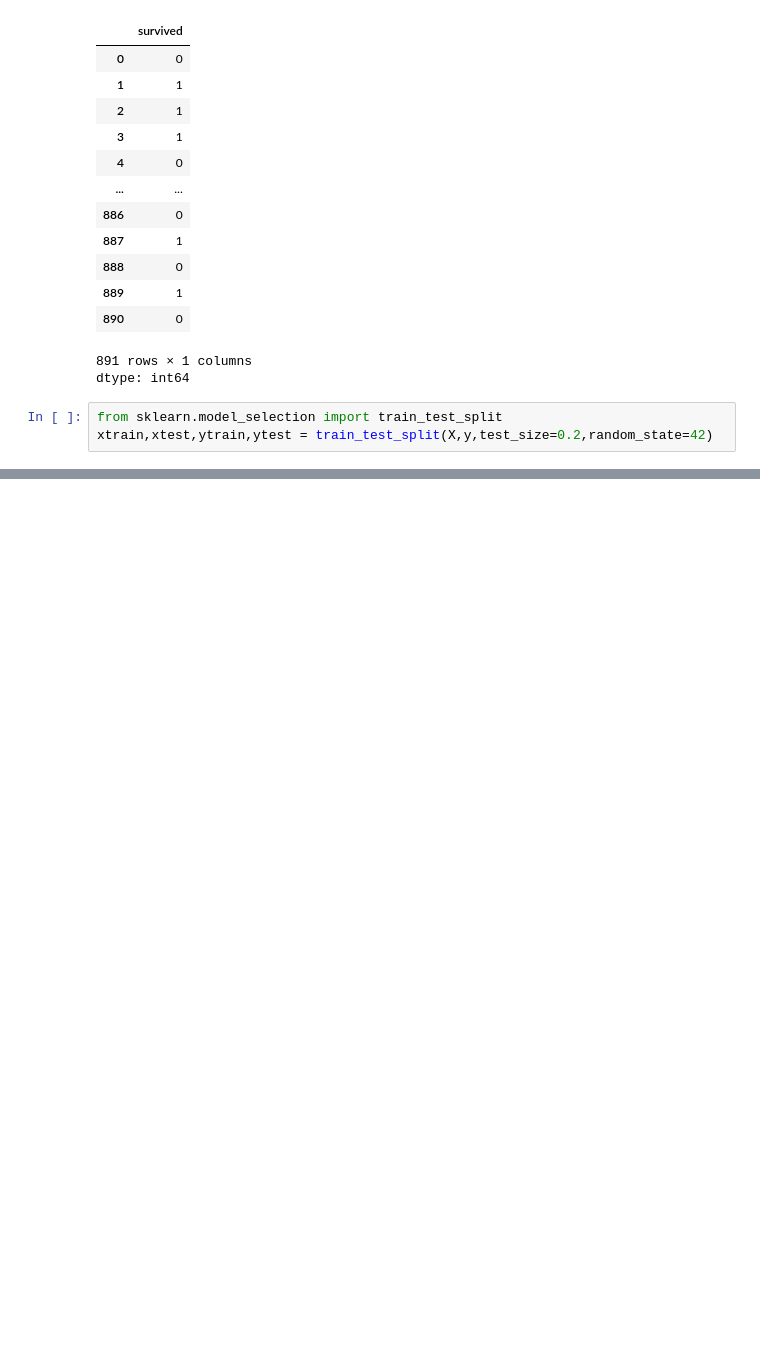
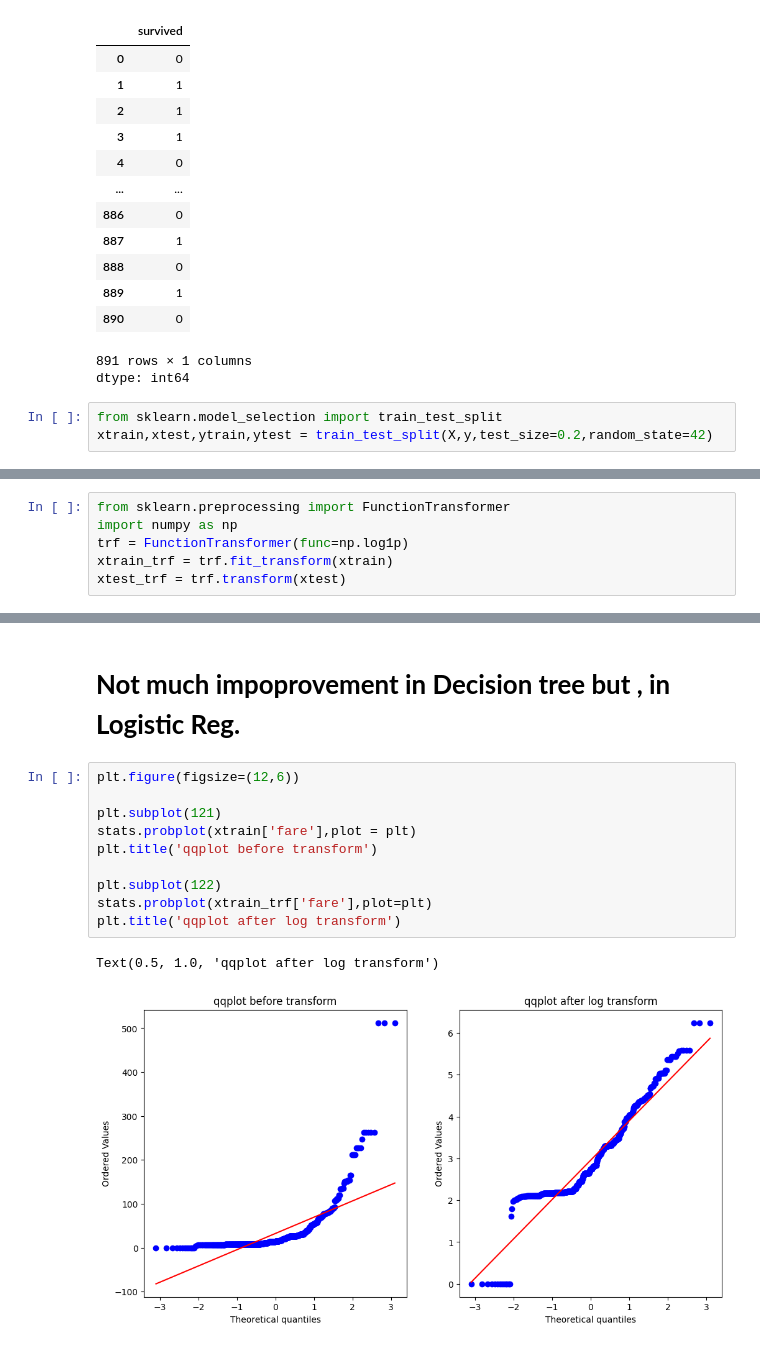
Before and after one commit to arsingla786/MLFromScratch, a Jupyter notebook: 10Function_Tranformers.ipynb, the cells around one changed output, grey strips where cells are left out. Saved outputs shown, nothing was run; the diff lists cells and outputs as text; blank space fills up the shorter version.

```diff
--- a/10Function_Tranformers.ipynb
+++ b/10Function_Tranformers.ipynb
@@ -102,0 +153,6 @@ https://gist.github.com/mwaskom/de44147ed2974457ad6372750bbe5751
+# %%
+from sklearn.preprocessing import FunctionTransformer
+import numpy as np
+trf = FunctionTransformer(func=np.log1p)
+xtrain_trf = trf.fit_transform(xtrain)
+xtest_trf = trf.transform(xtest)
@@ -102,0 +191,15 @@ https://gist.github.com/mwaskom/de44147ed2974457ad6372750bbe5751
+# %% [markdown]
+# **Not much impoprovement in Decision tree but , in Logistic Reg.**
+# %%
+plt.figure(figsize=(12,6))
+
+plt.subplot(121)
+stats.probplot(xtrain['fare'],plot = plt)
+plt.title('qqplot before transform')
+
+plt.subplot(122)
+stats.probplot(xtrain_trf['fare'],plot=plt)
+plt.title('qqplot after log transform')
+# %% [output]
+Text(0.5, 1.0, 'qqplot after log transform')
+[figure, added]
```
Also changed, not shown: parts of 9 cells of this notebook.
